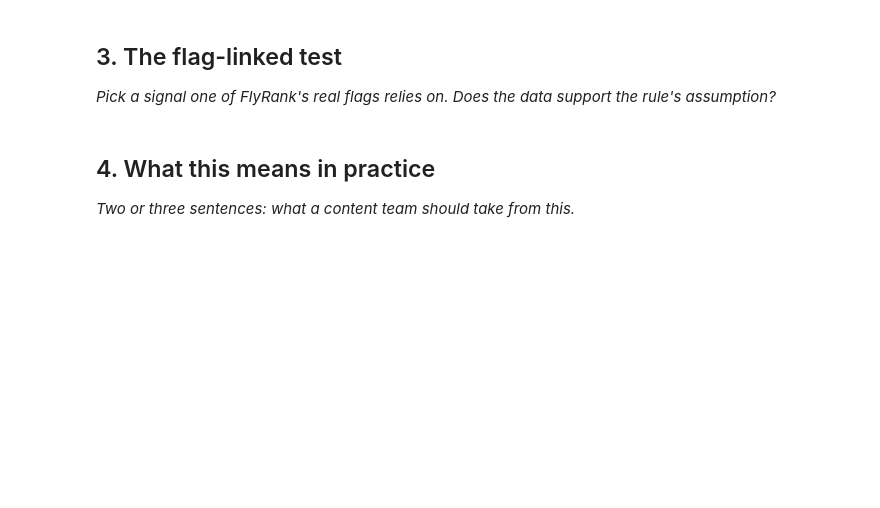
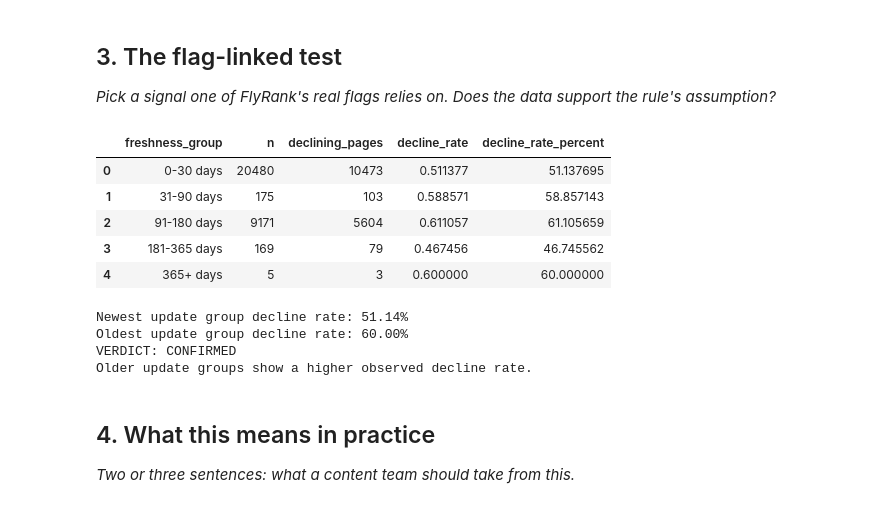
Before and after one commit to Nayab-khalid/FlyRank-AI-Internship, a Jupyter notebook: work/notebooks/w04_signal_audit.ipynb, the cells around one changed output. Cells and saved outputs as stored; diff of their text form; code cells hidden in the pictures; blank space fills up the shorter version.

```diff
--- a/work/notebooks/w04_signal_audit.ipynb
+++ b/work/notebooks/w04_signal_audit.ipynb
@@ -30,3 +216,67 @@ This skeleton is yours to fill. Work the sections **in order** — each one has
+# %%
+# ML 06 — Section 3: Flag-linked test
+# FlyRank uses content freshness and staleness as part of its refresh logic.
+# We therefore test whether pages with older updates show a different
+# observed decline rate.
+
+df["is_declining_label"] = (
+    df["trend_direction"].astype(str).str.lower() == "down"
+).astype(int)
+
+# Create practical freshness groups.
+df["freshness_group"] = pd.cut(
+    df["days_since_last_update"],
+    bins=[-1, 30, 90, 180, 365, np.inf],
+    labels=["0-30 days", "31-90 days", "91-180 days", "181-365 days", "365+ days"]
+)
+
+flag_test = (
+    df.groupby("freshness_group", observed=False)
+    .agg(
+        n=("is_declining_label", "size"),
+        declining_pages=("is_declining_label", "sum"),
+        decline_rate=("is_declining_label", "mean")
+    )
+    .reset_index()
+)
+
+flag_test["decline_rate_percent"] = flag_test["decline_rate"] * 100
+
+display(flag_test)
+
+# Compare the newest and oldest observed groups.
+valid = flag_test.dropna(subset=["decline_rate"])
+
+if len(valid) >= 2:
+    newest_rate = valid.iloc[0]["decline_rate_percent"]
+    oldest_rate = valid.iloc[-1]["decline_rate_percent"]
+
+    print(f"Newest update group decline rate: {newest_rate:.2f}%")
+    print(f"Oldest update group decline rate: {oldest_rate:.2f}%")
+
+    if oldest_rate > newest_rate:
+        print("VERDICT: CONFIRMED")
+        print("Older update groups show a higher observed decline rate.")
+    elif oldest_rate < newest_rate:
+        print("VERDICT: OPPOSITE")
+        print("Older update groups show a lower observed decline rate.")
+    else:
+        print("VERDICT: MIXED")
+        print("The observed decline rates do not clearly differ.")
+else:
+    print("VERDICT: MIXED")
+    print("There were not enough usable freshness groups to make a strong comparison.")
+# %% [output]
+|  | freshness_group | n | declining_pages | decline_rate | decline_rate_percent |
+| 0 | 0-30 days | 20480 | 10473 | 0.511377 | 51.137695 |
+| 1 | 31-90 days | 175 | 103 | 0.588571 | 58.857143 |
+| 2 | 91-180 days | 9171 | 5604 | 0.611057 | 61.105659 |
+| 3 | 181-365 days | 169 | 79 | 0.467456 | 46.745562 |
+| 4 | 365+ days | 5 | 3 | 0.600000 | 60.000000 |
+Newest update group decline rate: 51.14%
+Oldest update group decline rate: 60.00%
+VERDICT: CONFIRMED
+Older update groups show a higher observed decline rate.
 # %% [markdown]
 ## 4. What this means in practice
 
```
Also changed, not shown: parts of 8 cells of this notebook.
